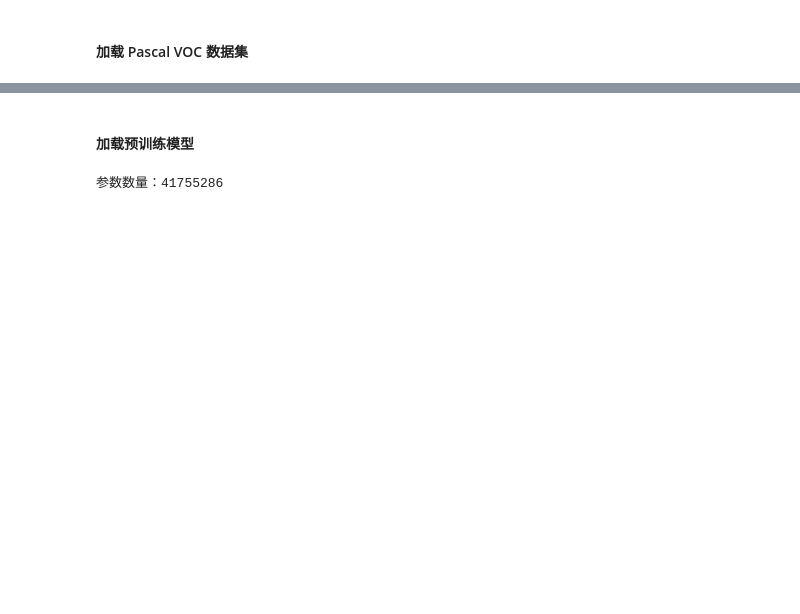
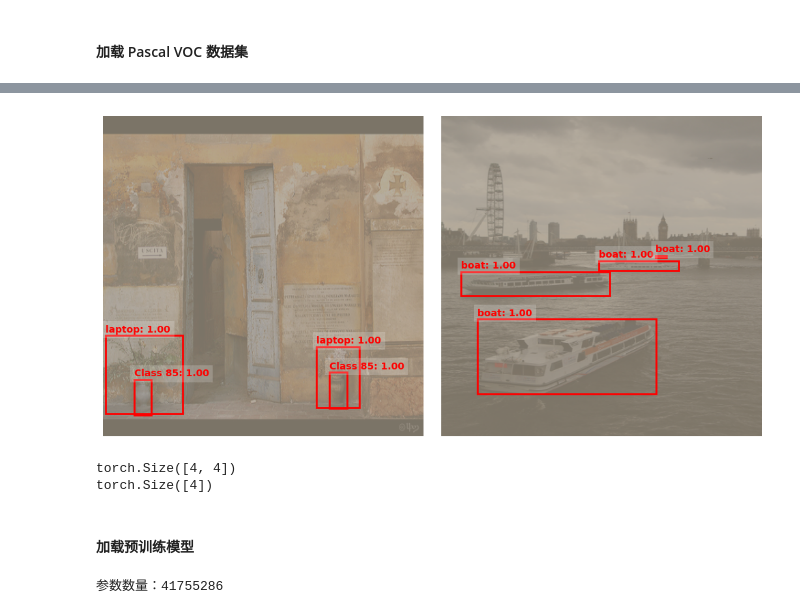
Before and after one commit to gyhdc/MyDLUtils, a Jupyter notebook: Project/detection.ipynb, the cells around one changed output, grey strips where cells are left out. Drawn from its saved outputs; the diff is of its cells as text; code cells hidden in the pictures; blank space fills up the shorter version.

```diff
--- a/Project/detection.ipynb
+++ b/Project/detection.ipynb
@@ -17,14 +20,13 @@ import warnings
 # 完全禁用警告
 warnings.filterwarnings("ignore")
 # %%
-from utils.utils import Config,Logs,BestSelector
 config=utils.Config(
     dataset_sep=[
         0.82,0.17,0.01
         ],
-    resize_size=(64,64),#图像尺寸
-    batch_size=4,
-    lr=0.0007,
+    resize_size=(500,500),#图像尺寸
+    batch_size=2,
+    lr=0.00003,
     epochs=5,#epoch轮数
     hidden_size=256,
     optim="Adam",
@@ -35,10 +37,9 @@ config=utils.Config(
     std=[0.23568255 ,0.24141274 ,0.25167742],
     AMP=True,
     checkpoint_interval=0.25,#只保存4个模型
-    source_dir=r"Cifar-10",#原始数据集，每个分类一个文件夹，每个文件夹里包含多个图片
-    data_path=r"data\PascalVOC",#项目数据集
-    data_crop_rate=0.05,#只使用0.25
+    source_dir=r"COCO",#原始数据集，每个分类一个文件夹，每个文件夹里包含多个图片
+    data_path=r"data\COCO",#项目数据集
+    data_crop_rate=1,#只使用0.25
     # classes=["Apple","Carambola","Pear","Plum","Tomatoes"],
     device="cuda" if torch.cuda.is_available() else "cpu",
-
 )
@@ -85,5 +133,5 @@ print(f"原始测试集大小：{len(test_dataset)}")
 # %%
-from utils import datasets_for_det
+
 crop_rate=config.data_crop_rate
 train_dataset_crop=datasets.get_parts_of_datasets(train_dataset,crop_rate)
 val_dataset_crop=datasets.get_parts_of_datasets(val_dataset,crop_rate)
@@ -95,7 +143,7 @@ test_dataset_size=len(test_dataset_crop)
 print(f"本次训练用训练集大小：{len(train_dataset_crop)}")
 print(f"本次训练用验证集大小：{len(val_dataset_crop)}")
 print(f"本次测试用测试集大小：{len(test_dataset_crop)}")
-collate_fn=datasets_for_det.PascalVOC.collate_fn
+collate_fn=datasets_for_det.COCO.collate_fn
 train_loader=DataLoader(train_dataset_crop,batch_size=config.batch_size,shuffle=True,drop_last=True,collate_fn=collate_fn)
 val_loader=DataLoader(val_dataset_crop,batch_size=config.batch_size,shuffle=False,collate_fn=collate_fn)
 test_loader=DataLoader(test_dataset_crop,batch_size=config.batch_size,shuffle=False,collate_fn=collate_fn)
@@ -118,29 +166,55 @@ test_dataloader 加载完毕, 73个batch, batch大小为4
     outputs-预测结果：一个字典，包含 boxes 、labels和scores  。
     targets 真实标注：一个字典，包含 boxes和labels  。
  '''
-for images, targets in val_loader:
+from utils import prediction
+def unnormalize(img, mean=(0.485, 0.456, 0.406), std=(0.229, 0.224, 0.225)):
+    # img: tensor (C, H, W)
+    mean = torch.tensor(mean).view(-1, 1, 1).to(img.device)
+    std = torch.tensor(std).view(-1, 1, 1).to(img.device)
+    return img * std + mean
+import torchvision
+# model=models.detection.fasterrcnn_resnet50_fpn(pretrained=True).to(config.device)
+# model.eval()
+category_names={idx:cls for idx,cls in enumerate(config.classes)}
+cnt=1
+mx=1
+for images, targets in test_loader:
+    if cnt<mx:
+        cnt+=1
+        continue
+    '''
+        images:[B,C,H,W]
+        targets:{
+            boxes:Tensor[N,4],
+            labels:Tensor[N],
+            }
+        output :{
+            "boxes": reg_preds,
+            "scores": scores,
+            "labels": labels
+        }
+    '''
     # images = [img.to(device) for img in images]
-    images = torch.stack(images, dim=0).to(config.device)#一batch的图像[B,C,H,W]
-    targets = [{k: v.to(config.device) for k, v in t.items()} for t in targets] #一batch的['boxes', 'labels']
-    print(len(targets))
+    print(images[0].min(), images[0].max())  # 检查数据范围
+    print(targets[0].keys())
+    print(targets[0]["boxes"].shape)
+    prediction.visualize_batch(
+        images=images,
+        predictions=targets,
+        unnormalize_fn=unnormalize,
+        score_threshold=0.1,
+        category_names=category_names,
+        label_offset=-1
+    )
+    # images = torch.stack(images, dim=0).to(config.device)#一batch的图像[B,C,H,W]
+    # targets = [{k: v.to(config.device) for k, v in t.items()} for t in targets] #一batch的['boxes', 'labels']
     print(targets[0]["boxes"].shape)#[num,4]第i个图像有 num个box
     print(targets[0]["labels"].shape)#[num]num个box对应的分类
-    #output = {"boxes": reg_preds, "scores": scores, "labels": labels}
-    # print(images.shape)
-    # out=model(images,targets)
-    # print(out.keys())
-    # print(model.__class__.__name__)
-    config.update(
-        inputs_shape=images.shape,#[B,C,H,W]
-        # classes=train_val_dataset.classes,#原始数据集保留classes
-    )
+    config.update(inputs_shape=images.shape,)#[B,C,H,W]
     break
-
-
 config.update(
     train_datasize=train_dataset_size,
     val_datasetsize=val_dataset_size,
     test_datasetsize=test_dataset_size,
-    # classes=train_val_dataset.classes,#原始数据集保留classes
 )
 # %% [output]
@@ -150,3 +224,6 @@ torch.Size([2])
+[figure, added]
+torch.Size([4, 4])
+torch.Size([4])
 # %% [markdown]
 #### 加载预训练模型
 # %%
```
Also changed, not shown: parts of 14 cells of this notebook, 5 other files.
